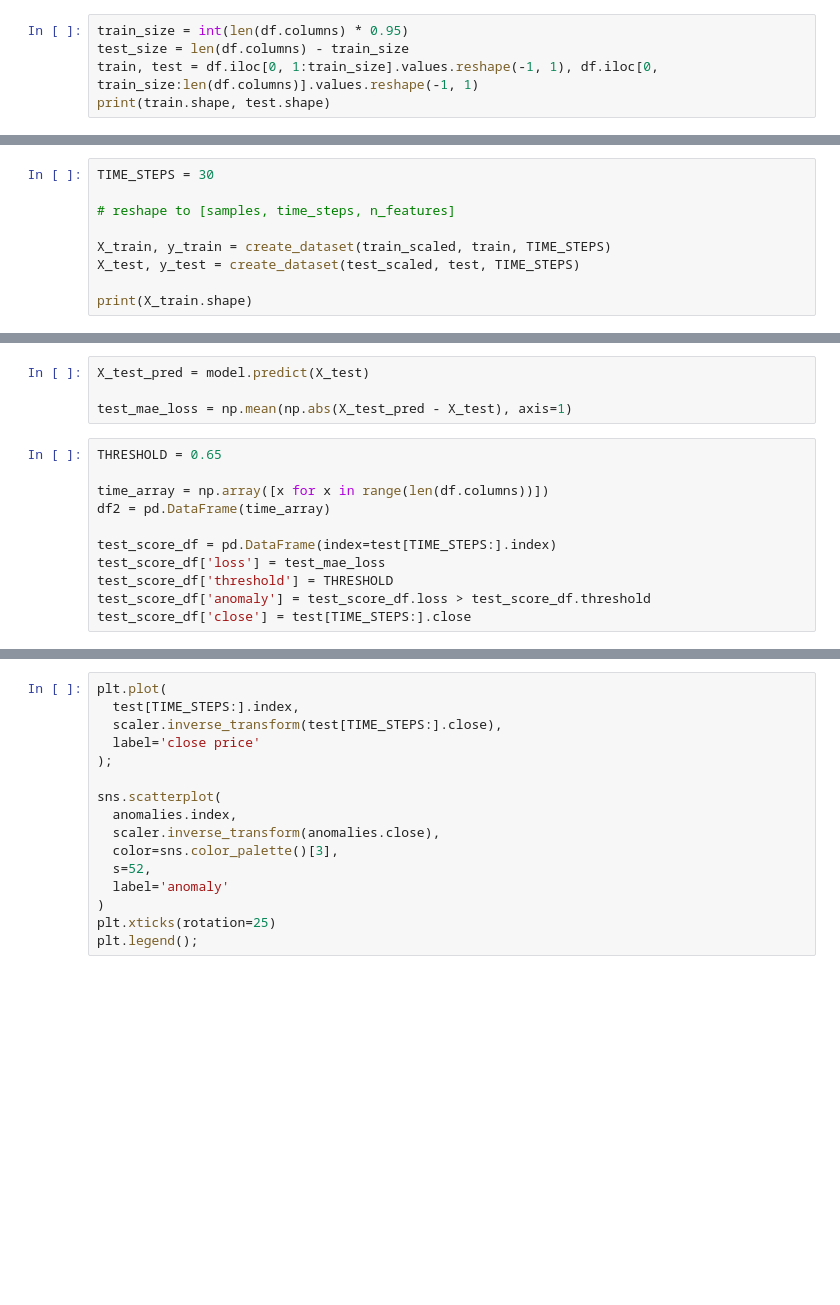
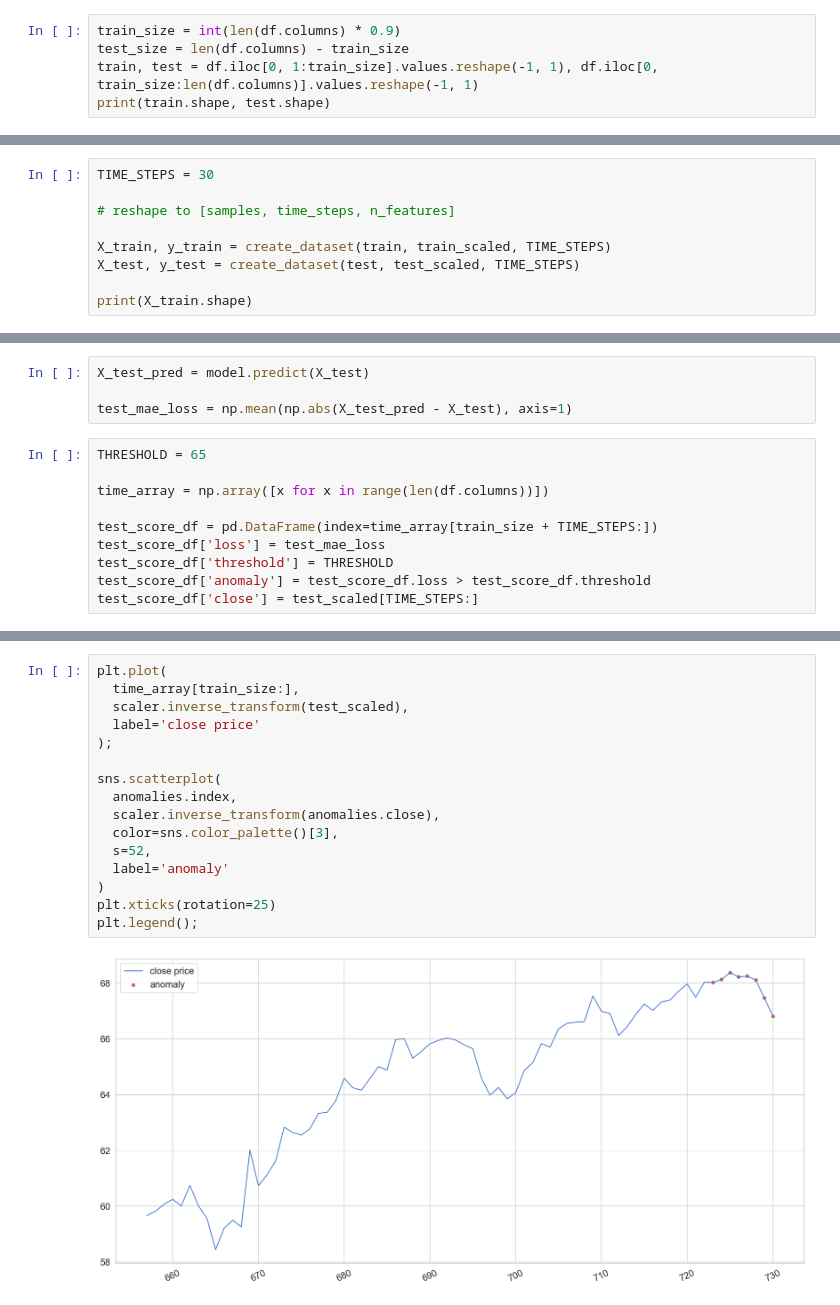
Before and after one commit to DImiTrisXam/algo_project1, a Jupyter notebook: project3/detect.ipynb, the cells around one changed output, grey strips where cells are left out. Saved outputs shown, nothing was run; the diff lists cells and outputs as text; blank space fills up the shorter version.

```diff
--- a/project3/detect.ipynb
+++ b/project3/detect.ipynb
@@ -27,7 +27,7 @@ tf.random.set_seed(RANDOM_SEED)
 df = pd.read_csv("datasets/nasd_input.csv", header=None, sep='\t')
 # df.head()
 # %%
-train_size = int(len(df.columns) * 0.95)
+train_size = int(len(df.columns) * 0.9)
 test_size = len(df.columns) - train_size
 train, test = df.iloc[0, 1:train_size].values.reshape(-1, 1), df.iloc[0, train_size:len(df.columns)].values.reshape(-1, 1)
 print(train.shape, test.shape)
@@ -50,7 +52,7 @@ TIME_STEPS = 30
 
 # reshape to [samples, time_steps, n_features]
 
-X_train, y_train = create_dataset(train_scaled, train, TIME_STEPS)
-X_test, y_test = create_dataset(test_scaled, test, TIME_STEPS)
+X_train, y_train = create_dataset(train, train_scaled, TIME_STEPS)
+X_test, y_test = create_dataset(test, test_scaled, TIME_STEPS)
 
 print(X_train.shape)
@@ -89,16 +118,15 @@ X_test_pred = model.predict(X_test)
 
 test_mae_loss = np.mean(np.abs(X_test_pred - X_test), axis=1)
 # %%
-THRESHOLD = 0.65
+THRESHOLD = 65
 
 time_array = np.array([x for x in range(len(df.columns))])
-df2 = pd.DataFrame(time_array)
 
-test_score_df = pd.DataFrame(index=test[TIME_STEPS:].index)
+test_score_df = pd.DataFrame(index=time_array[train_size + TIME_STEPS:])
 test_score_df['loss'] = test_mae_loss
 test_score_df['threshold'] = THRESHOLD
 test_score_df['anomaly'] = test_score_df.loss > test_score_df.threshold
-test_score_df['close'] = test[TIME_STEPS:].close
+test_score_df['close'] = test_scaled[TIME_STEPS:]
 # %%
 plt.plot(test_score_df.index, test_score_df.loss, label='loss')
 plt.plot(test_score_df.index, test_score_df.threshold, label='threshold')
@@ -110,16 +147,18 @@ anomalies.head()
 # %%
 plt.plot(
-  test[TIME_STEPS:].index,
-  scaler.inverse_transform(test[TIME_STEPS:].close),
+  time_array[train_size:],
+  scaler.inverse_transform(test_scaled),
   label='close price'
 );
 
 sns.scatterplot(
   anomalies.index,
   scaler.inverse_transform(anomalies.close),
   color=sns.color_palette()[3],
   s=52,
   label='anomaly'
 )
 plt.xticks(rotation=25)
 plt.legend();
+# %% [output]
+[figure, added]
```
Also changed, not shown: parts of 7 cells of this notebook.
